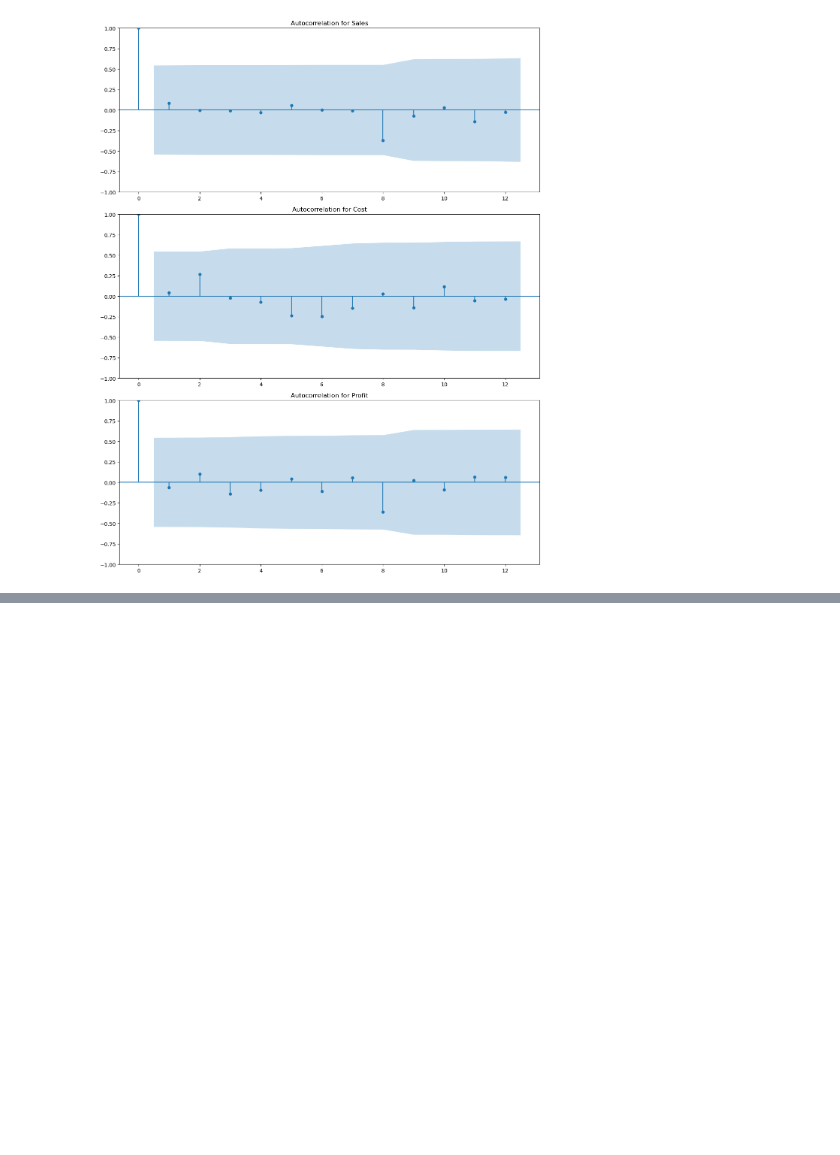
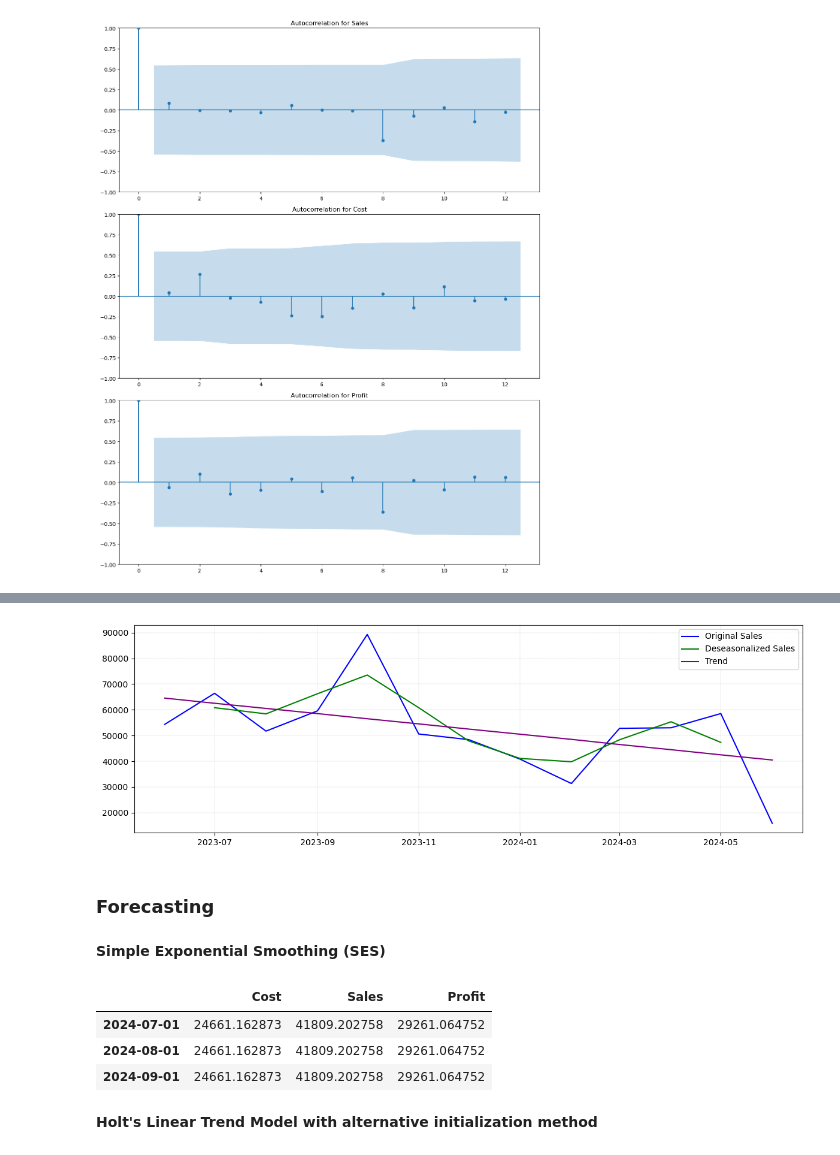
Before and after one commit to zakhusayn/baraka, a Jupyter notebook: notebook/predictive_analysis.ipynb, the cells around one changed output, grey strips where cells are left out. Saved outputs shown, nothing was run; the diff lists cells and outputs as text; code cells hidden in the pictures; blank space fills up the shorter version.

Commit message:
add forecast in predictive notebook

```diff
--- a/notebook/predictive_analysis.ipynb
+++ b/notebook/predictive_analysis.ipynb
@@ -65,15 +76,5 @@ plt.show()
 # %%
-from statsmodels.graphics.tsaplots import plot_acf
-
-fig, ax = plt.subplots(figsize=(12, 5))
-
-plot_acf(df['Sales'], ax=ax, lags=12, title="Autocorrelation for Sales")
-
-ax.set_title("Autocorrelation for Sales", fontsize=14)
-ax.set_xlabel("Lags", fontsize=12)
-ax.set_ylabel("Autocorrelation", fontsize=12)
-ax.grid(True, linestyle='--', linewidth=0.2)
-
-
-plt.tight_layout()
-plt.show()
+df['Sales_MA'] = df['Sales'].rolling(window=2, center=True).mean()
+df['Sales_CMA'] = df['Sales_MA'].rolling(window=2).mean().shift(-1)
+df['Sales_Ratio'] = (df['Sales'] / df['Sales_CMA']) * 100
+df[['Sales', 'Sales_CMA', 'Sales_Ratio']]
@@ -79,0 +191,13 @@ plt.show()
+# %%
+plt.figure(figsize = (12, 4))
+plt.plot(df.index, df['Sales'], label='Original Sales', color='blue')
+plt.plot(df.index, df['Sales_Deseasonalized'], label='Deseasonalized Sales', color='green')
+plt.plot(df.index, df['Sales_Deseasonalized_Trend'], label='Trend', color='purple')
+plt.grid(True, linestyle='--', linewidth=0.2)
+plt.legend()
+plt.tight_layout()
+plt.show()
+# %% [output]
+[figure, added]
+# %% [markdown]
+### Forecasting
@@ -79,0 +219,15 @@ plt.show()
+# %% [markdown]
+**Simple Exponential Smoothing (SES)**
+# %%
+ses_forecasts = {}
+for column in ['Cost', 'Sales', 'Profit']:
+    ses_model = SimpleExpSmoothing(df[column], initialization_method="heuristic").fit(optimized=True)
+    ses_forecasts[column] = ses_model.forecast(3)
+ses_forecast_df = pd.DataFrame(ses_forecasts, index=future_months); ses_forecast_df
+# %% [output]
+|  | Cost | Sales | Profit |
+| 2024-07-01 | 24661.162873 | 41809.202758 | 29261.064752 |
+| 2024-08-01 | 24661.162873 | 41809.202758 | 29261.064752 |
+| 2024-09-01 | 24661.162873 | 41809.202758 | 29261.064752 |
+# %% [markdown]
+**Holt's Linear Trend Model with alternative initialization method**
```
Also changed, not shown: parts of 17 cells of this notebook, 1 other file.
